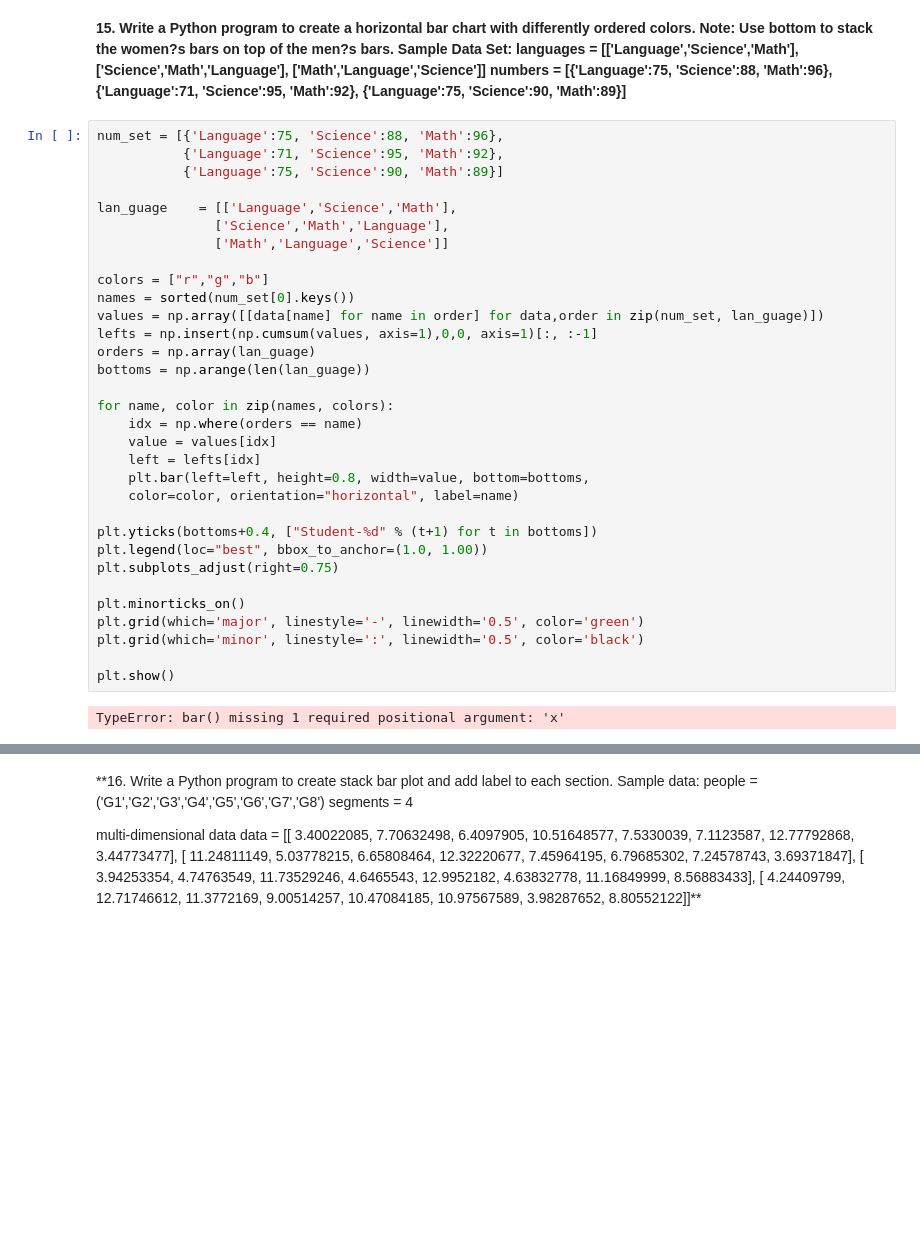
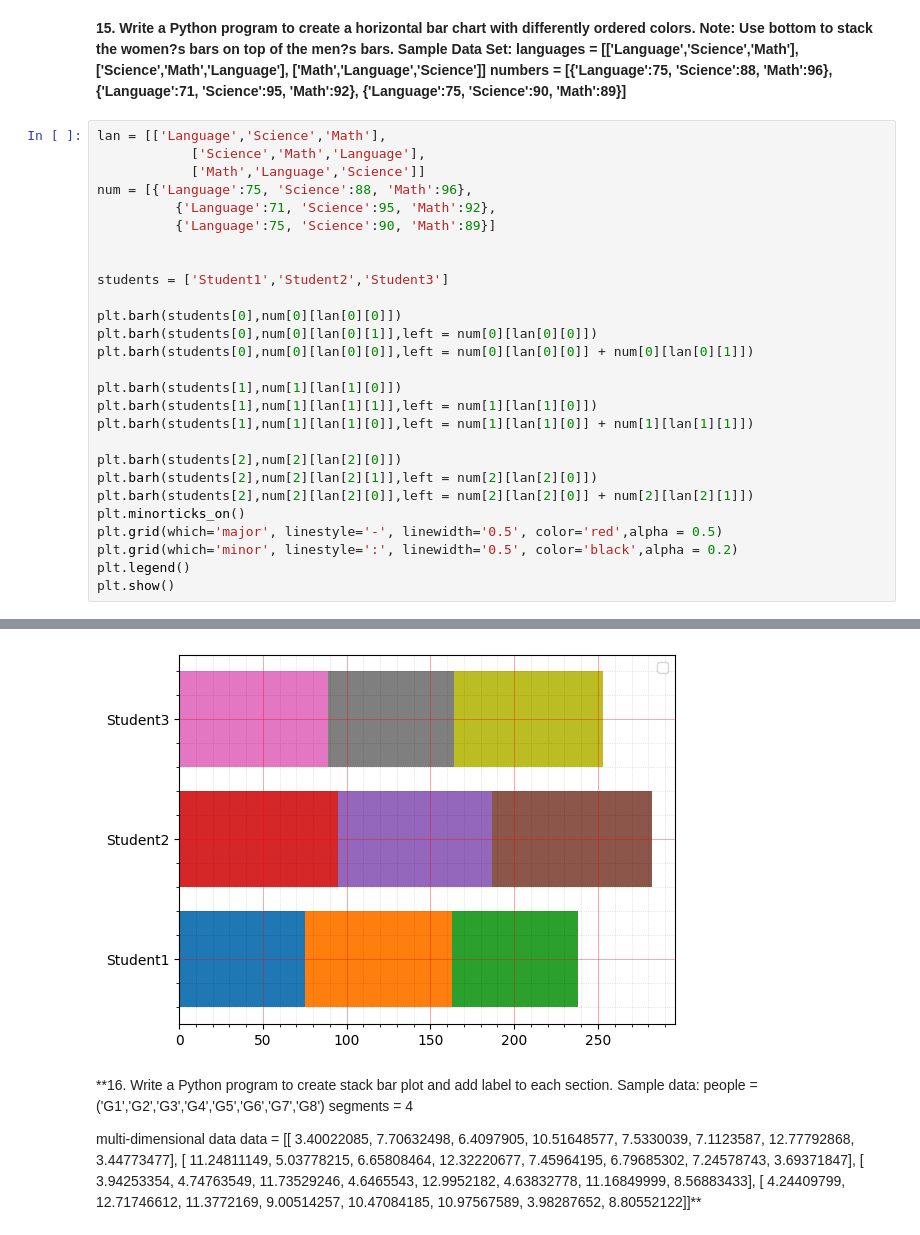
Before and after one commit to yashrajmodani/Data-Analaysis, a Jupyter notebook: Assignment5.ipynb, the cells around one changed output, grey strips where cells are left out. Cells and saved outputs as stored; diff of their text form; blank space fills up the shorter version.

```diff
--- a/Assignment5.ipynb
+++ b/Assignment5.ipynb
@@ -329,37 +329,31 @@ languages = [['Language','Science','Math'],
 numbers = [{'Language':75, 'Science':88, 'Math':96},
 {'Language':71, 'Science':95, 'Math':92},
 {'Language':75, 'Science':90, 'Math':89}]**
-# %%
-num_set = [{'Language':75, 'Science':88, 'Math':96},
-           {'Language':71, 'Science':95, 'Math':92},
-           {'Language':75, 'Science':90, 'Math':89}]
-
-lan_guage    = [['Language','Science','Math'],
-               ['Science','Math','Language'],
-               ['Math','Language','Science']]
-
-colors = ["r","g","b"]
-names = sorted(num_set[0].keys())
-values = np.array([[data[name] for name in order] for data,order in zip(num_set, lan_guage)])
-lefts = np.insert(np.cumsum(values, axis=1),0,0, axis=1)[:, :-1]
-orders = np.array(lan_guage)
-bottoms = np.arange(len(lan_guage))
-
-for name, color in zip(names, colors):
-	idx = np.where(orders == name)
-	value = values[idx]
-	left = lefts[idx]
-	plt.bar(left=left, height=0.8, width=value, bottom=bottoms,
-	color=color, orientation="horizontal", label=name)
-
-plt.yticks(bottoms+0.4, ["Student-%d" % (t+1) for t in bottoms])
-plt.legend(loc="best", bbox_to_anchor=(1.0, 1.00))
-plt.subplots_adjust(right=0.75)
-
-plt.minorticks_on()
-plt.grid(which='major', linestyle='-', linewidth='0.5', color='green')
-plt.grid(which='minor', linestyle=':', linewidth='0.5', color='black')
-
-plt.show()
-# %% [output]
-TypeError: bar() missing 1 required positional argument: 'x'
+# %%
+lan = [['Language','Science','Math'],
+            ['Science','Math','Language'],
+            ['Math','Language','Science']]
+num = [{'Language':75, 'Science':88, 'Math':96},
+          {'Language':71, 'Science':95, 'Math':92},
+          {'Language':75, 'Science':90, 'Math':89}]
+
+
+students = ['Student1','Student2','Student3']
+
+plt.barh(students[0],num[0][lan[0][0]])
+plt.barh(students[0],num[0][lan[0][1]],left = num[0][lan[0][0]])
+plt.barh(students[0],num[0][lan[0][0]],left = num[0][lan[0][0]] + num[0][lan[0][1]])
+
+plt.barh(students[1],num[1][lan[1][0]])
+plt.barh(students[1],num[1][lan[1][1]],left = num[1][lan[1][0]])
+plt.barh(students[1],num[1][lan[1][0]],left = num[1][lan[1][0]] + num[1][lan[1][1]])
+
+plt.barh(students[2],num[2][lan[2][0]])
+plt.barh(students[2],num[2][lan[2][1]],left = num[2][lan[2][0]])
+plt.barh(students[2],num[2][lan[2][0]],left = num[2][lan[2][0]] + num[2][lan[2][1]])
+plt.minorticks_on()
+plt.grid(which='major', linestyle='-', linewidth='0.5', color='red',alpha = 0.5)
+plt.grid(which='minor', linestyle=':', linewidth='0.5', color='black',alpha = 0.2)
+plt.legend()
+plt.show()
+# %% [output]
@@ -366,3 +361,4 @@ TypeError: bar() missing 1 required positional argument: 'x'
+[figure, added]
 # %% [markdown]
 **16. Write a Python program to create stack bar plot and add label to each
 section.
```
Also changed, not shown: parts of 5 cells of this notebook.
